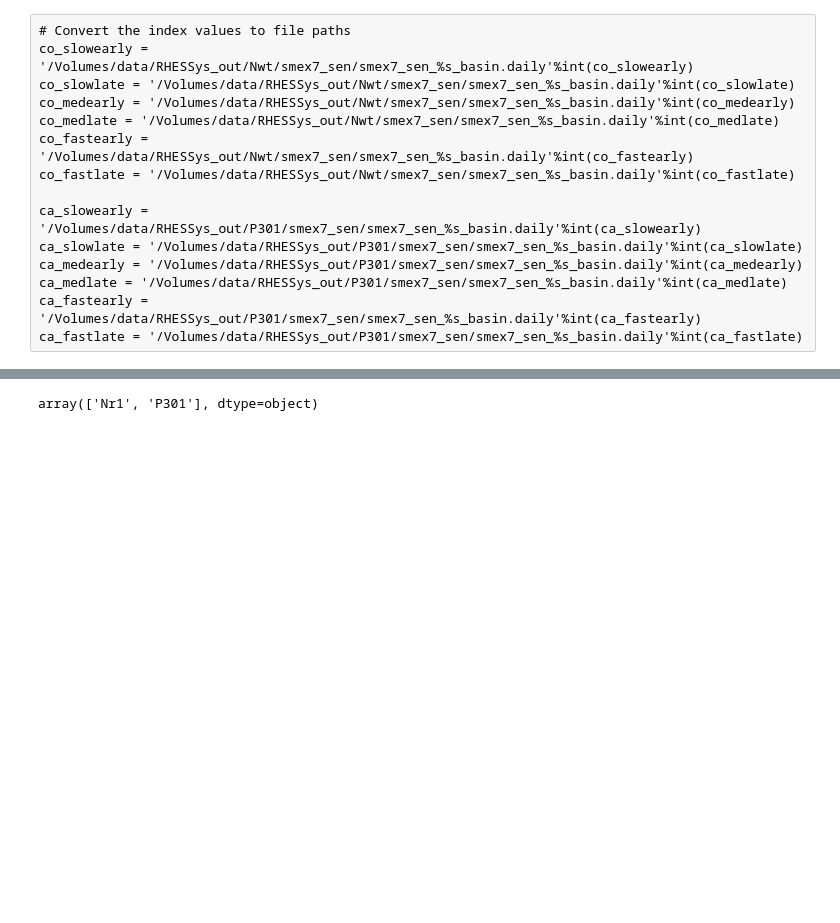
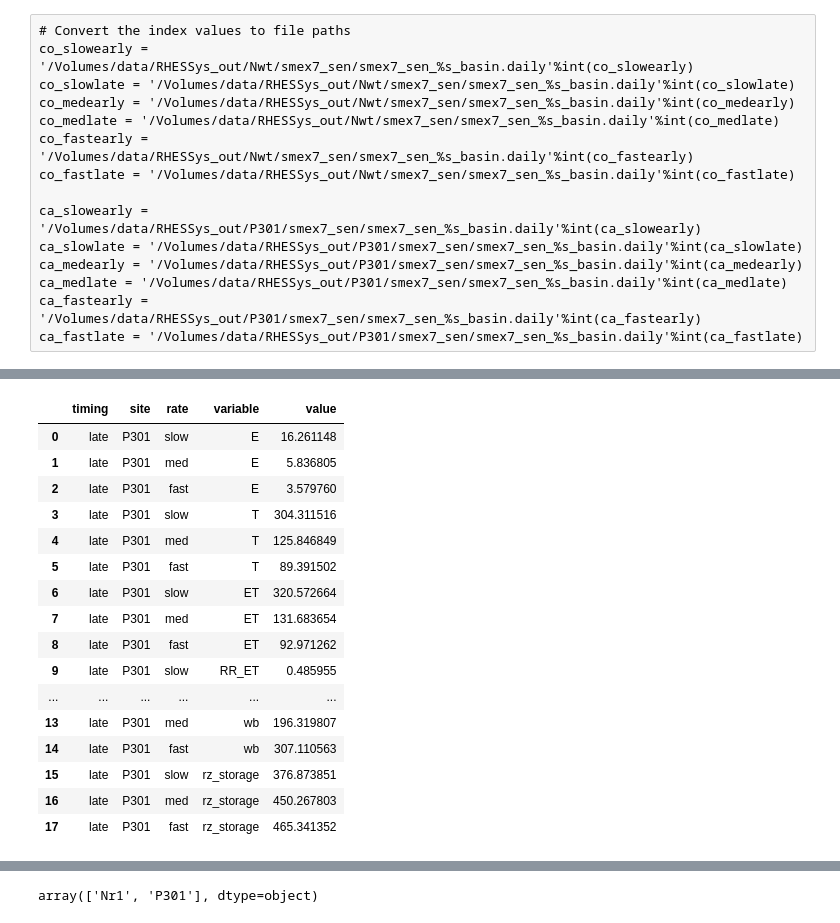
Before and after one commit to theobarnhart/rhessys_prep_analysis, a Jupyter notebook: smex/time_series_figure v3.ipynb, the cells around one changed output, grey strips where cells are left out. Drawn from its saved outputs; the diff is of its cells as text; code cells hidden in the pictures; blank space fills up the shorter version.

```diff
--- a/smex/time_series_figure v3.ipynb
+++ b/smex/time_series_figure v3.ipynb
@@ -279,4 +295,28 @@ Index([              u'MAP',           u'PeakSWE',               u'SMR',
       dtype='object')
+# %%
+for site in ['Nr1','P301']:
+    for timing in ['early','late']:
+        tmp = sm.loc[(sm.site == site) & (sm.timing == timing),['E','T','ET','RR_ET','wb','rz_storage','site','rate','timing']]
+# %%
+tmp.melt(id_vars=['timing','site','rate'])
+# %% [output]
+|  | timing | site | rate | variable | value |
+| 0 | late | P301 | slow | E | 16.261148 |
+| 1 | late | P301 | med | E | 5.836805 |
+| 2 | late | P301 | fast | E | 3.579760 |
+| 3 | late | P301 | slow | T | 304.311516 |
+| 4 | late | P301 | med | T | 125.846849 |
+| 5 | late | P301 | fast | T | 89.391502 |
+| 6 | late | P301 | slow | ET | 320.572664 |
+| 7 | late | P301 | med | ET | 131.683654 |
+| 8 | late | P301 | fast | ET | 92.971262 |
+| 9 | late | P301 | slow | RR_ET | 0.485955 |
+| ... | ... | ... | ... | ... | ... |
+| 13 | late | P301 | med | wb | 196.319807 |
+| 14 | late | P301 | fast | wb | 307.110563 |
+| 15 | late | P301 | slow | rz_storage | 376.873851 |
+| 16 | late | P301 | med | rz_storage | 450.267803 |
+| 17 | late | P301 | fast | rz_storage | 465.341352 |
 # %%
 # for new table 6
 sm[['site','rate','timing','wb','ET','E','T','RR_ET','gwStore','unsat_storage','rz_storage']].round(0)
```
Also changed, not shown: parts of 6 cells of this notebook, 7 other files.
